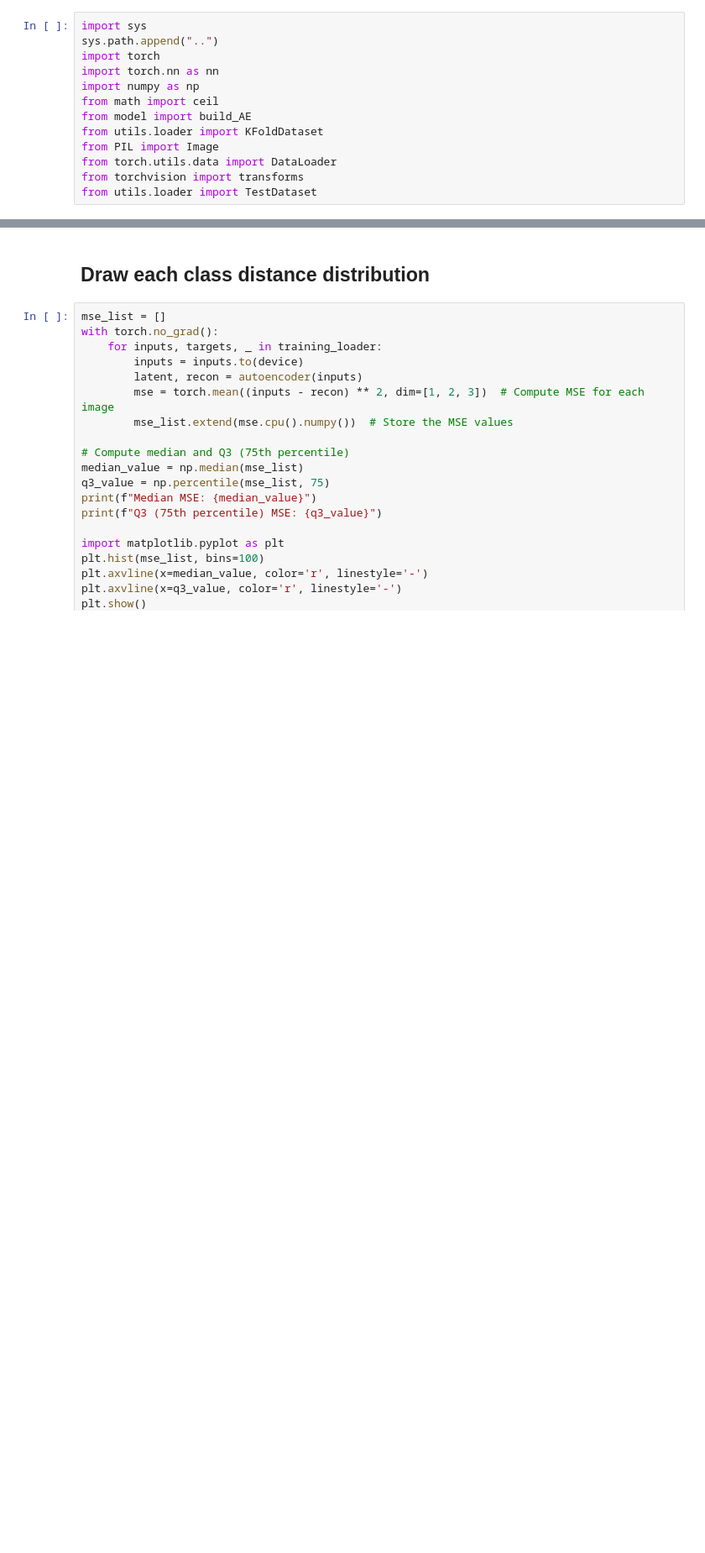
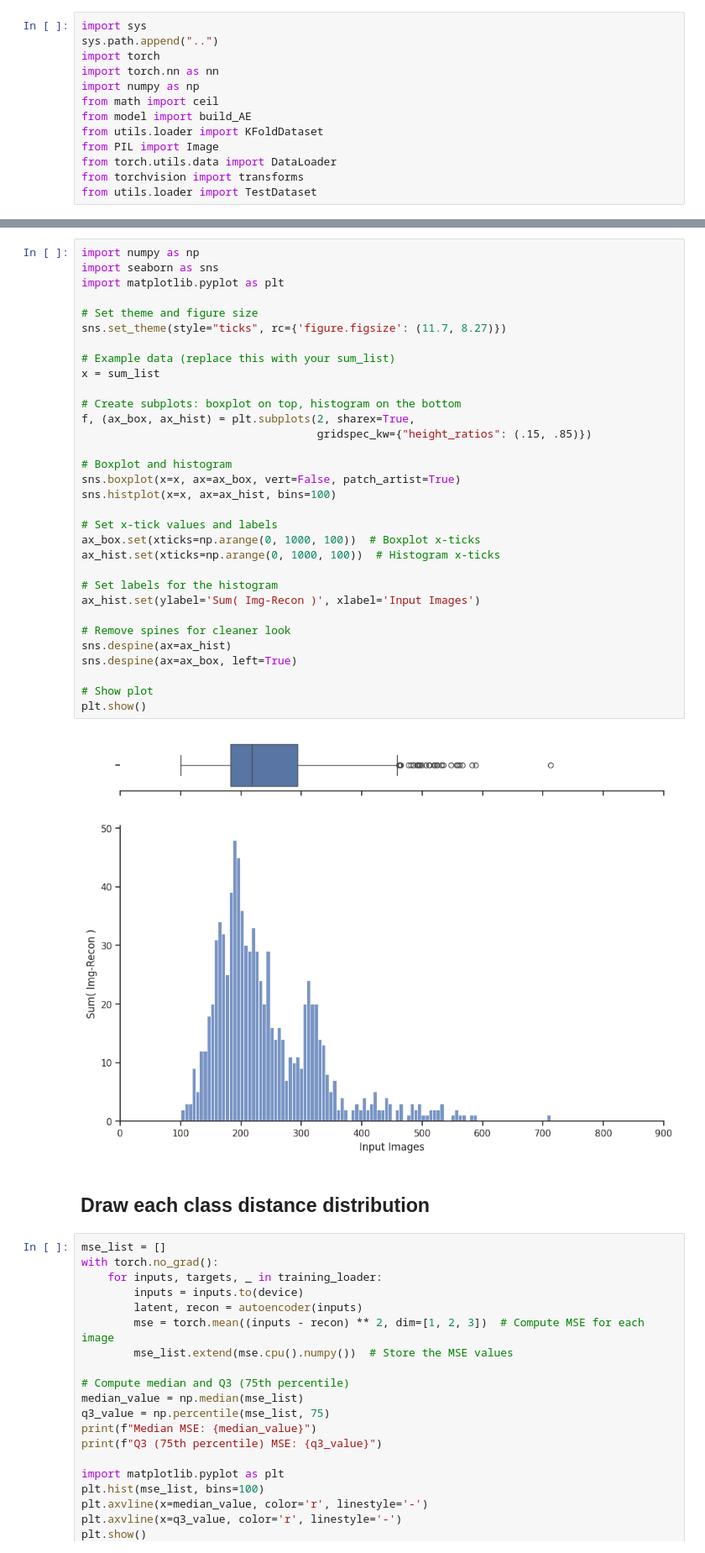
Before and after one commit to Samel0731/ae-zero-shot, a Jupyter notebook: experience/modeling_latent.ipynb, the cells around one changed output, grey strips where cells are left out. Shown at 84% size. Cells and saved outputs as stored; diff of their text form; blank space fills up the shorter version.

```diff
--- a/experience/modeling_latent.ipynb
+++ b/experience/modeling_latent.ipynb
@@ -59,3 +96,37 @@ Autoencoder(
+# %%
+import numpy as np
+import seaborn as sns
+import matplotlib.pyplot as plt
+
+# Set theme and figure size
+sns.set_theme(style="ticks", rc={'figure.figsize': (11.7, 8.27)})
+
+# Example data (replace this with your sum_list)
+x = sum_list
+
+# Create subplots: boxplot on top, histogram on the bottom
+f, (ax_box, ax_hist) = plt.subplots(2, sharex=True,
+                                    gridspec_kw={"height_ratios": (.15, .85)})
+
+# Boxplot and histogram
+sns.boxplot(x=x, ax=ax_box, vert=False, patch_artist=True)
+sns.histplot(x=x, ax=ax_hist, bins=100)
+
+# Set x-tick values and labels
+ax_box.set(xticks=np.arange(0, 1000, 100))  # Boxplot x-ticks
+ax_hist.set(xticks=np.arange(0, 1000, 100))  # Histogram x-ticks
+
+# Set labels for the histogram
+ax_hist.set(ylabel='Sum( Img-Recon )', xlabel='Input Images')
+
+# Remove spines for cleaner look
+sns.despine(ax=ax_hist)
+sns.despine(ax=ax_box, left=True)
+
+# Show plot
+plt.show()
+# %% [output]
+[figure, added]
 # %% [markdown]
 ## Draw each class distance distribution
 # %%
```
Also changed, not shown: parts of 12 cells of this notebook, 5 other files.
